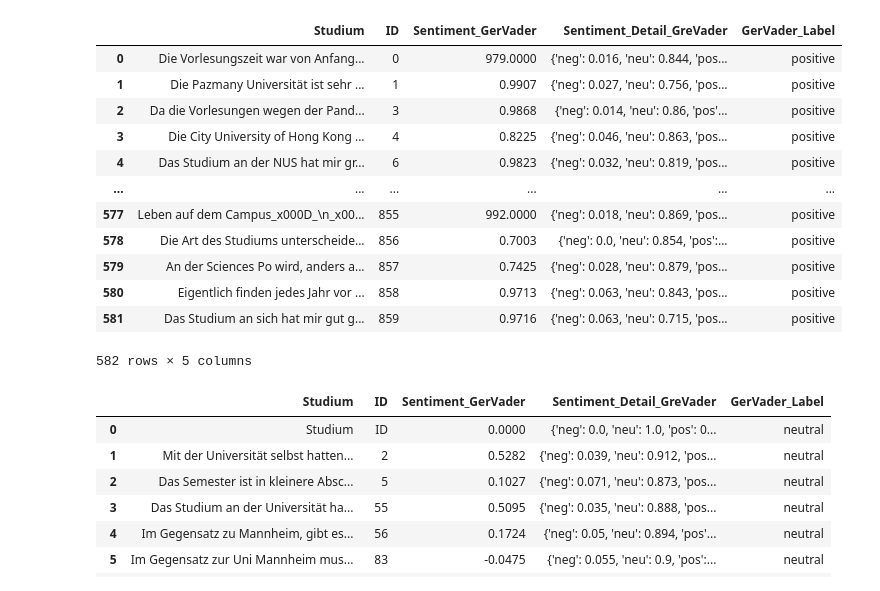
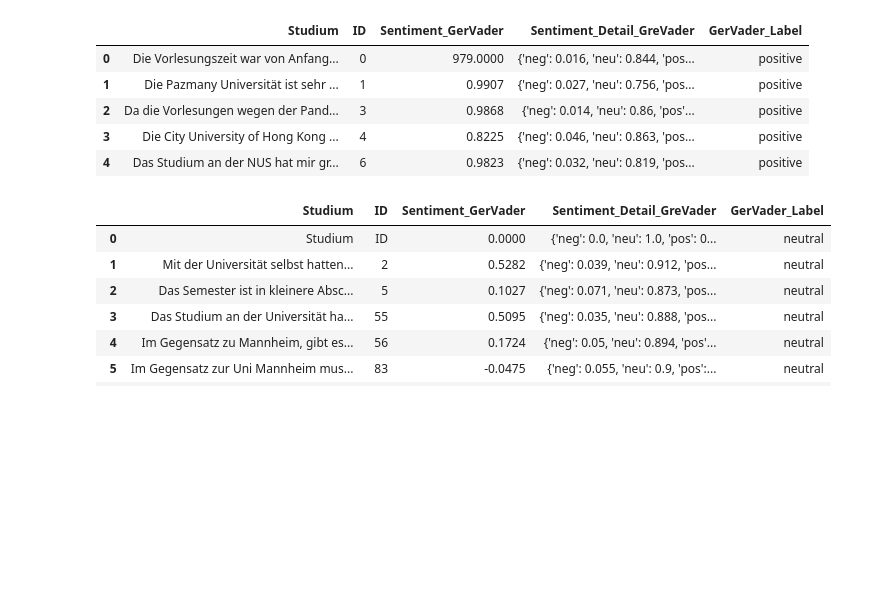
Before and after one commit to FabianDus1002/Data-Mining-Team9, a Jupyter notebook: models/GerVader.ipynb, the cells around one changed output. Cells and saved outputs as stored; diff of their text form; code cells hidden in the pictures; blank space fills up the shorter version.

```diff
--- a/models/GerVader.ipynb
+++ b/models/GerVader.ipynb
@@ -4,10 +4,10 @@ from sklearn.metrics import confusion_matrix, ConfusionMatrixDisplay, f1_score,
 import matplotlib.pyplot as plt
 # %%
 #path to the labeled Data of the Semester Abroad Reviews and to the three GerVader Files
-path_labeledData = "Sentiment Data\subset_studium_german.xlsx"
-path_neg = "GerVader Data\GERVADER__negative.csv"
-path_pos = "GerVader Data\GERVADER__positive.csv"
-path_neu = "GerVader Data\GERVADER__neutral.csv"
+path_labeledData = "../data/subset_german_studium.csv"
+path_neg = "../data/GERVADER__negative.csv"
+path_pos = "../data/GERVADER_positive.csv"
+path_neu = "../data/GERVADER__neutral.csv"
 # %%
 # Column names
 column_names_labeledData = ['ID', 'Studium', 'Studium_Label', 'Studium_Comment']
@@ -42,21 +31,14 @@ vader_neg
 # %%
 vader_pos = pd.read_csv(path_pos, sep=';', names=column_names_GerVader, encoding = 'UTF-8')
 vader_pos['GerVader_Label'] = 'positive'
-vader_pos
+vader_pos.head()
 # %% [output]
 |  | Studium | ID | Sentiment_GerVader | Sentiment_Detail_GreVader | GerVader_Label |
 | 0 | Die Vorlesungszeit war von Anfang... | 0 | 979.0000 | {'neg': 0.016, 'neu': 0.844, 'pos... | positive |
 | 1 | Die Pazmany Universität ist sehr ... | 1 | 0.9907 | {'neg': 0.027, 'neu': 0.756, 'pos... | positive |
 | 2 | Da die Vorlesungen wegen der Pand... | 3 | 0.9868 | {'neg': 0.014, 'neu': 0.86, 'pos'... | positive |
 | 3 | Die City University of Hong Kong ... | 4 | 0.8225 | {'neg': 0.046, 'neu': 0.863, 'pos... | positive |
 | 4 | Das Studium an der NUS hat mir gr... | 6 | 0.9823 | {'neg': 0.032, 'neu': 0.819, 'pos... | positive |
-| ... | ... | ... | ... | ... | ... |
-| 577 | Leben auf dem Campus_x000D_\n_x00... | 855 | 992.0000 | {'neg': 0.018, 'neu': 0.869, 'pos... | positive |
-| 578 | Die Art des Studiums unterscheide... | 856 | 0.7003 | {'neg': 0.0, 'neu': 0.854, 'pos':... | positive |
-| 579 | An der Sciences Po wird, anders a... | 857 | 0.7425 | {'neg': 0.028, 'neu': 0.879, 'pos... | positive |
-| 580 | Eigentlich finden jedes Jahr vor ... | 858 | 0.9713 | {'neg': 0.063, 'neu': 0.843, 'pos... | positive |
-| 581 | Das Studium an sich hat mir gut g... | 859 | 0.9716 | {'neg': 0.063, 'neu': 0.715, 'pos... | positive |
-582 rows × 5 columns
 # %%
 vader_neu = pd.read_csv(path_neu, sep=';', names=column_names_GerVader, encoding = 'UTF-8')
 vader_neu['GerVader_Label'] = 'neutral'
```
Also changed, not shown: parts of 3 cells of this notebook, 4 other files.
